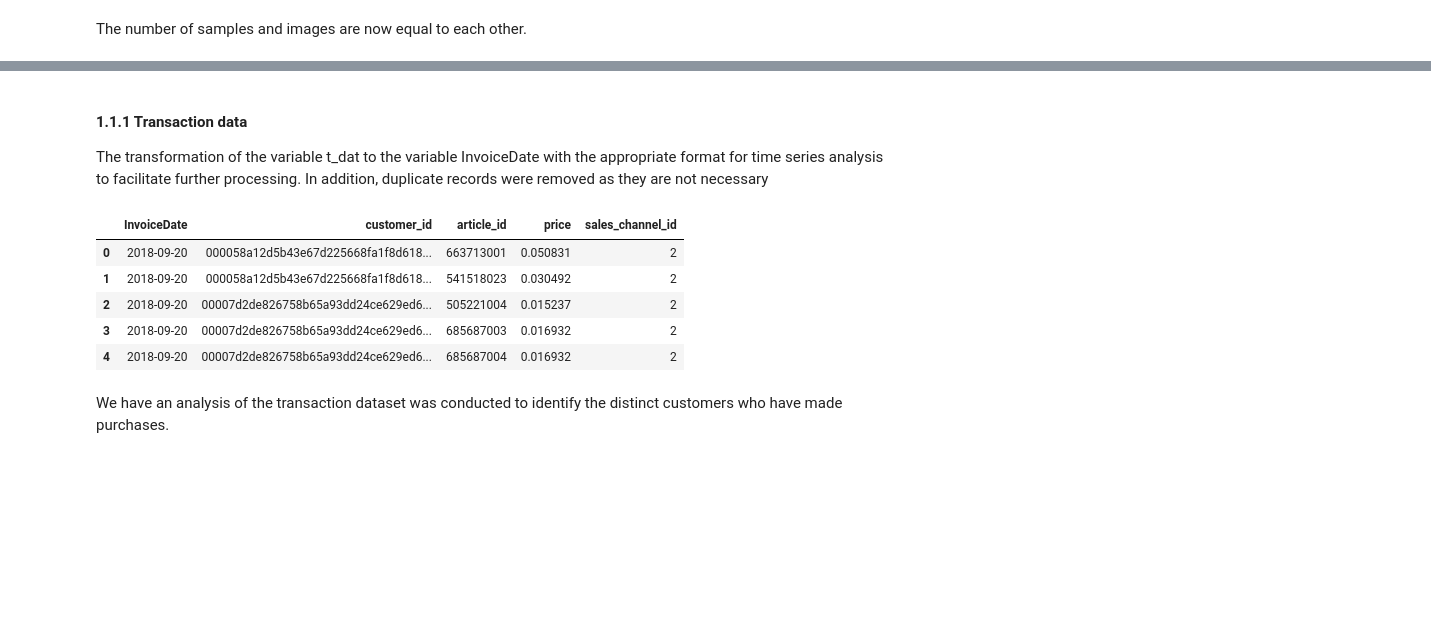
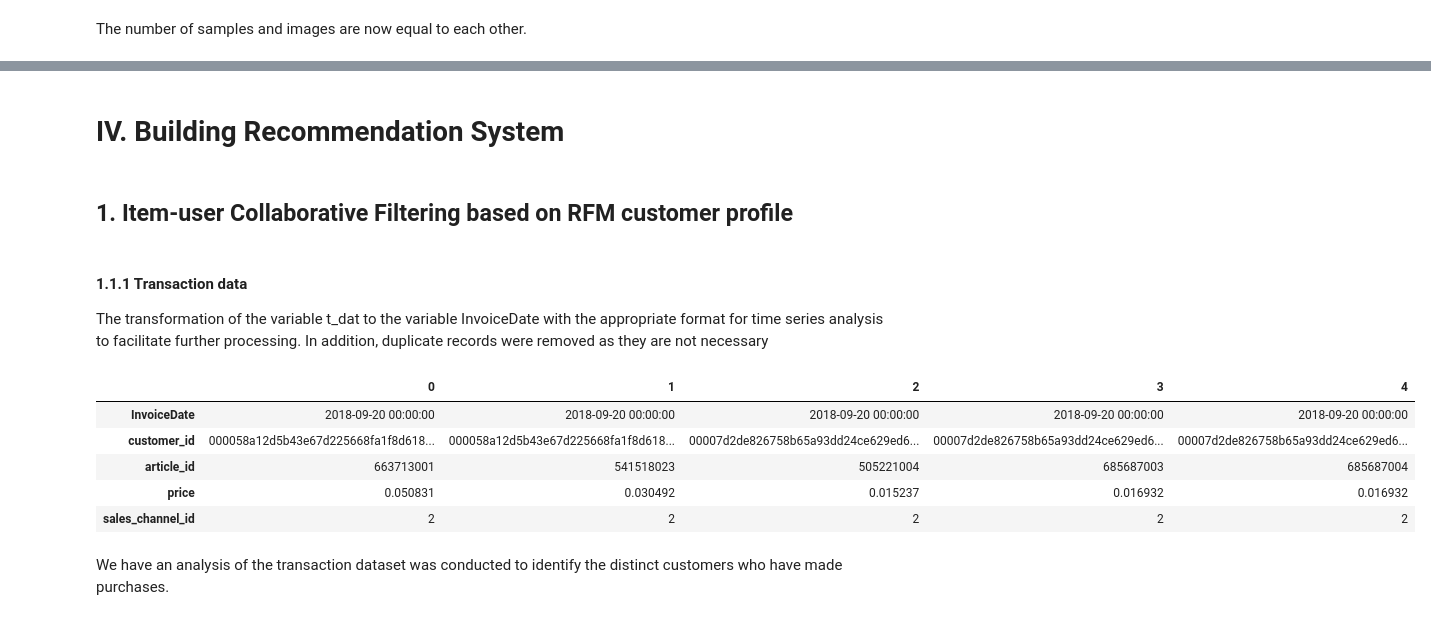
Before and after one commit to GiangNguyenn/FinalAssignmentGroup03, a Jupyter notebook: refactor_asm_3.ipynb, the cells around one changed output, grey strips where cells are left out. Saved outputs shown, nothing was run; the diff lists cells and outputs as text; code cells hidden in the pictures; blank space fills up the shorter version.

Commit message:
refactor & EDA for transaction

```diff
--- a/refactor_asm_3.ipynb
+++ b/refactor_asm_3.ipynb
@@ -366,2 +566,6 @@ Each methodology employed has its own specific and unique means of processing th
+# %% [markdown]
+# IV. Building Recommendation System
+# %% [markdown]
+## 1. Item-user Collaborative Filtering based on RFM customer profile
 # %% [markdown]
 #### 1.1.1 Transaction data
@@ -368,15 +573,17 @@ Each methodology employed has its own specific and unique means of processing th
 The transformation of the variable t_dat to the variable InvoiceDate with the appropriate format for time series analysis to facilitate further processing. In addition, duplicate records were removed as they are not necessary
 # %%
-transactions['InvoiceDate'] = pd.to_datetime(transactions['t_dat'], format='%Y-%m-%d')
-transactions = transactions[["InvoiceDate", "customer_id", "article_id", "price","sales_channel_id"]].drop_duplicates()
-transactions.head()
+transactions['InvoiceDate'] = pd.to_datetime(
+    transactions['t_dat'], format='%Y-%m-%d')
+transactions = transactions[["InvoiceDate", "customer_id",
+                             "article_id", "price", "sales_channel_id"]].drop_duplicates()
+transactions.head().T
 # %% [output]
-|  | InvoiceDate | customer_id | article_id | price | sales_channel_id |
-| 0 | 2018-09-20 | 000058a12d5b43e67d225668fa1f8d618... | 663713001 | 0.050831 | 2 |
-| 1 | 2018-09-20 | 000058a12d5b43e67d225668fa1f8d618... | 541518023 | 0.030492 | 2 |
-| 2 | 2018-09-20 | 00007d2de826758b65a93dd24ce629ed6... | 505221004 | 0.015237 | 2 |
-| 3 | 2018-09-20 | 00007d2de826758b65a93dd24ce629ed6... | 685687003 | 0.016932 | 2 |
-| 4 | 2018-09-20 | 00007d2de826758b65a93dd24ce629ed6... | 685687004 | 0.016932 | 2 |
+|  | 0 | 1 | 2 | 3 | 4 |
+| InvoiceDate | 2018-09-20 00:00:00 | 2018-09-20 00:00:00 | 2018-09-20 00:00:00 | 2018-09-20 00:00:00 | 2018-09-20 00:00:00 |
+| customer_id | 000058a12d5b43e67d225668fa1f8d618... | 000058a12d5b43e67d225668fa1f8d618... | 00007d2de826758b65a93dd24ce629ed6... | 00007d2de826758b65a93dd24ce629ed6... | 00007d2de826758b65a93dd24ce629ed6... |
+| article_id | 663713001 | 541518023 | 505221004 | 685687003 | 685687004 |
+| price | 0.050831 | 0.030492 | 0.015237 | 0.016932 | 0.016932 |
+| sales_channel_id | 2 | 2 | 2 | 2 | 2 |
 # %% [markdown]
 We have an analysis of the transaction dataset was conducted to identify the distinct customers who have made purchases.
 # %%
```
Also changed, not shown: parts of 105 cells of this notebook, 2 other files.
